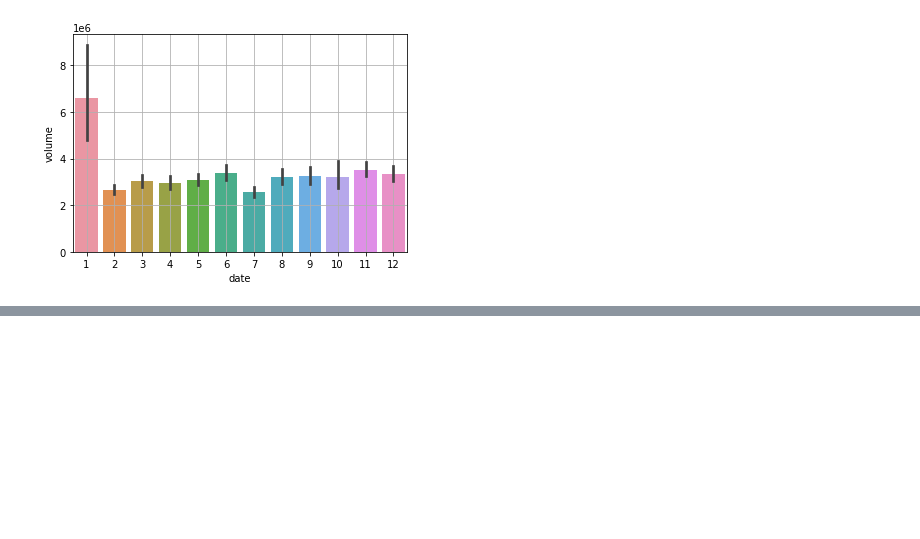
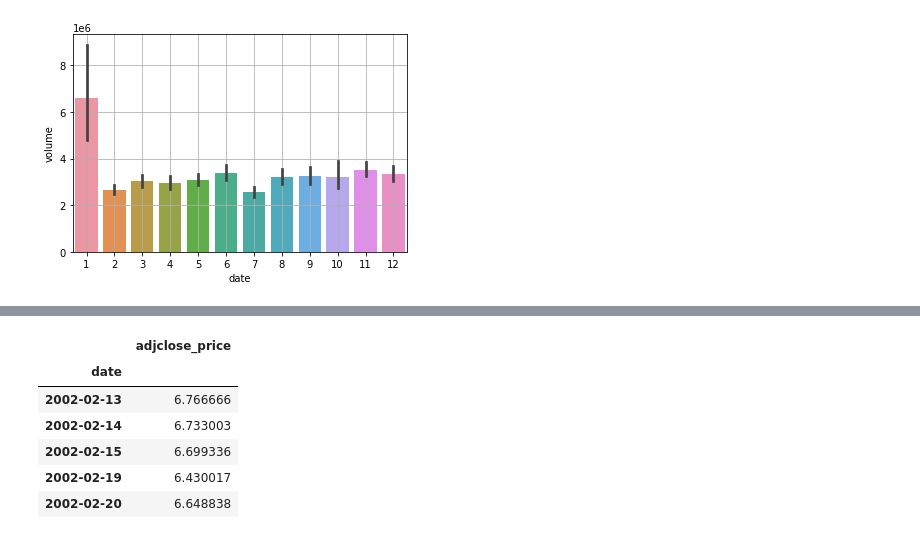
Before and after one commit to isoori/GameStop-Historical-Stock-Prices, a Jupyter notebook: Untitled.ipynb, the cells around one changed output, grey strips where cells are left out. Drawn from its saved outputs; the diff is of its cells as text; code cells hidden in the pictures; blank space fills up the shorter version.

```diff
--- a/Untitled.ipynb
+++ b/Untitled.ipynb
@@ -73,0 +87,10 @@ features = df.drop([])
+# %%
+target.head()
+# %% [output]
+|  | adjclose_price |
+| date |  |
+| 2002-02-13 | 6.766666 |
+| 2002-02-14 | 6.733003 |
+| 2002-02-15 | 6.699336 |
+| 2002-02-19 | 6.430017 |
+| 2002-02-20 | 6.648838 |
```
Also changed, not shown: parts of 9 cells of this notebook.
